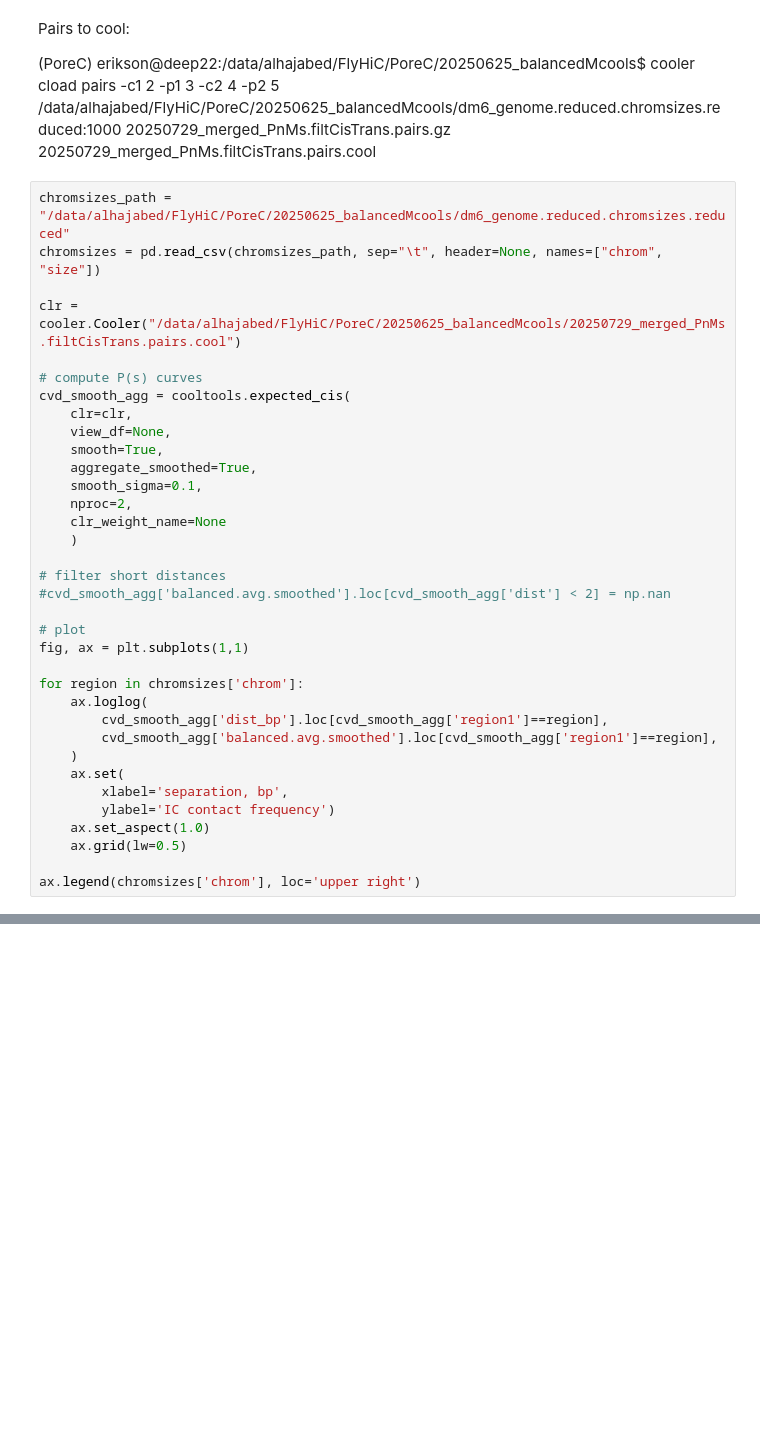
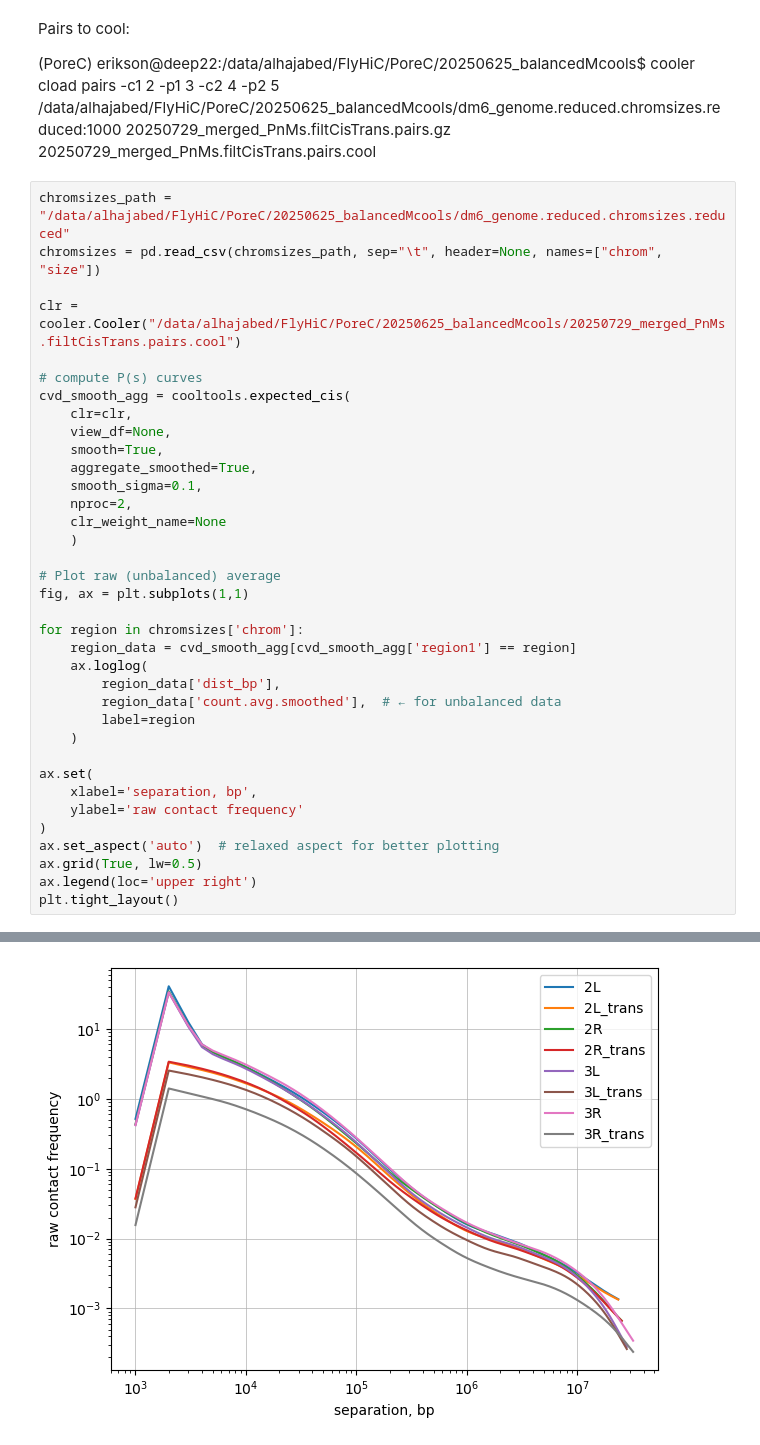
Before and after one commit to gerikson/20250625_PoreC_Jumana, a Jupyter notebook: 20250728_mergedPairs.ipynb, the cells around one changed output, grey strips where cells are left out. Drawn from its saved outputs; the diff is of its cells as text; blank space fills up the shorter version.

```diff
--- a/20250728_mergedPairs.ipynb
+++ b/20250728_mergedPairs.ipynb
@@ -149,23 +149,24 @@ cvd_smooth_agg = cooltools.expected_cis(
     clr_weight_name=None
     )
 
-# filter short distances
-#cvd_smooth_agg['balanced.avg.smoothed'].loc[cvd_smooth_agg['dist'] < 2] = np.nan
-
-# plot
+# Plot raw (unbalanced) average
 fig, ax = plt.subplots(1,1)
 
 for region in chromsizes['chrom']:
+    region_data = cvd_smooth_agg[cvd_smooth_agg['region1'] == region]
     ax.loglog(
-        cvd_smooth_agg['dist_bp'].loc[cvd_smooth_agg['region1']==region],
-        cvd_smooth_agg['balanced.avg.smoothed'].loc[cvd_smooth_agg['region1']==region],
+        region_data['dist_bp'],
+        region_data['count.avg.smoothed'],  # ← for unbalanced data
+        label=region
     )
-    ax.set(
-        xlabel='separation, bp',
-        ylabel='IC contact frequency')
-    ax.set_aspect(1.0)
-    ax.grid(lw=0.5)
 
-ax.legend(chromsizes['chrom'], loc='upper right')
+ax.set(
+    xlabel='separation, bp',
+    ylabel='raw contact frequency'
+)
+ax.set_aspect('auto')  # relaxed aspect for better plotting
+ax.grid(True, lw=0.5)
+ax.legend(loc='upper right')
+plt.tight_layout()
 # %% [output]
 INFO:root:creating a Pool of 2 workers
@@ -172,0 +173 @@ KeyError: 'balanced.avg.smoothed'
+[figure, added]
```
Also changed, not shown: parts of 8 cells of this notebook, 1 other file.
